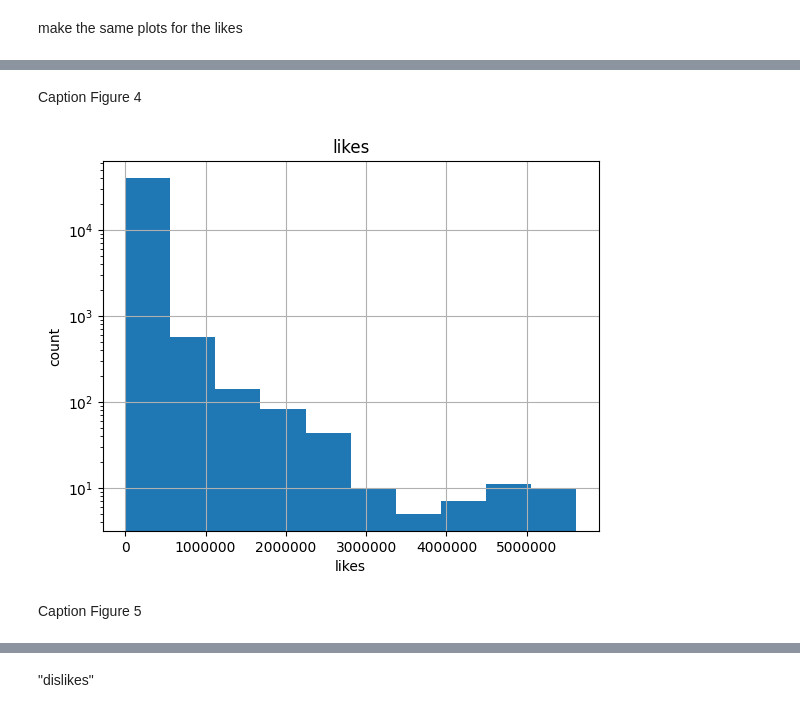
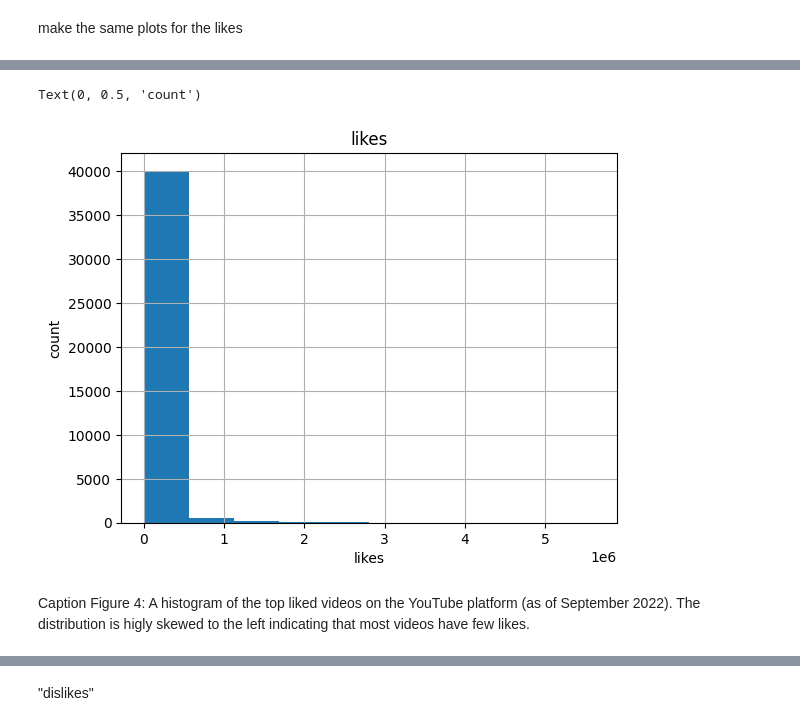
Before and after one commit to AgustinaLorda/FDSFE_ALorda, a Jupyter notebook: HW2/Instructions_videosanalysis_exploratory.ipynb, the cells around one changed output, grey strips where cells are left out. Saved outputs shown, nothing was run; the diff lists cells and outputs as text; code cells hidden in the pictures.

```diff
--- a/HW2/Instructions_videosanalysis_exploratory.ipynb
+++ b/HW2/Instructions_videosanalysis_exploratory.ipynb
@@ -145,8 +142,12 @@ make the same plots for the likes
-# %% [markdown]
-Caption Figure 4
-# %%
-...
-# %% [output]
-[figure, removed]
-# %% [markdown]
-Caption Figure 5
+# %%
+ax = videos.hist(column="likes")
+thisaxis = ax[0][0]
+thisaxis.set_xlabel("likes")
+thisaxis.set_ylabel("count")
+# %% [output]
+Text(0, 0.5, 'count')
+[figure, added]
+# %% [markdown]
+
+
+Caption Figure 4: A histogram of the top liked videos on the YouTube platform (as of September 2022). The distribution is higly skewed to the left indicating that most videos have few likes.
```
Also changed, not shown: parts of 47 cells of this notebook.
